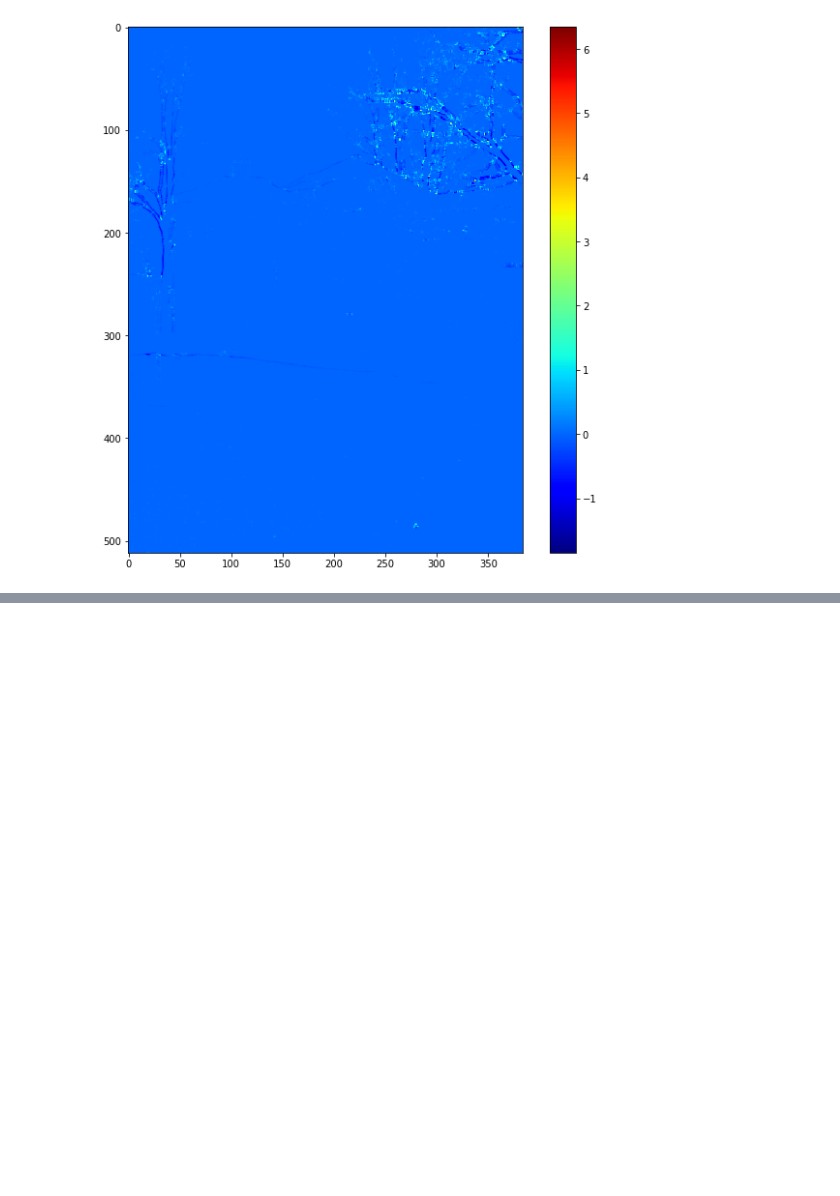
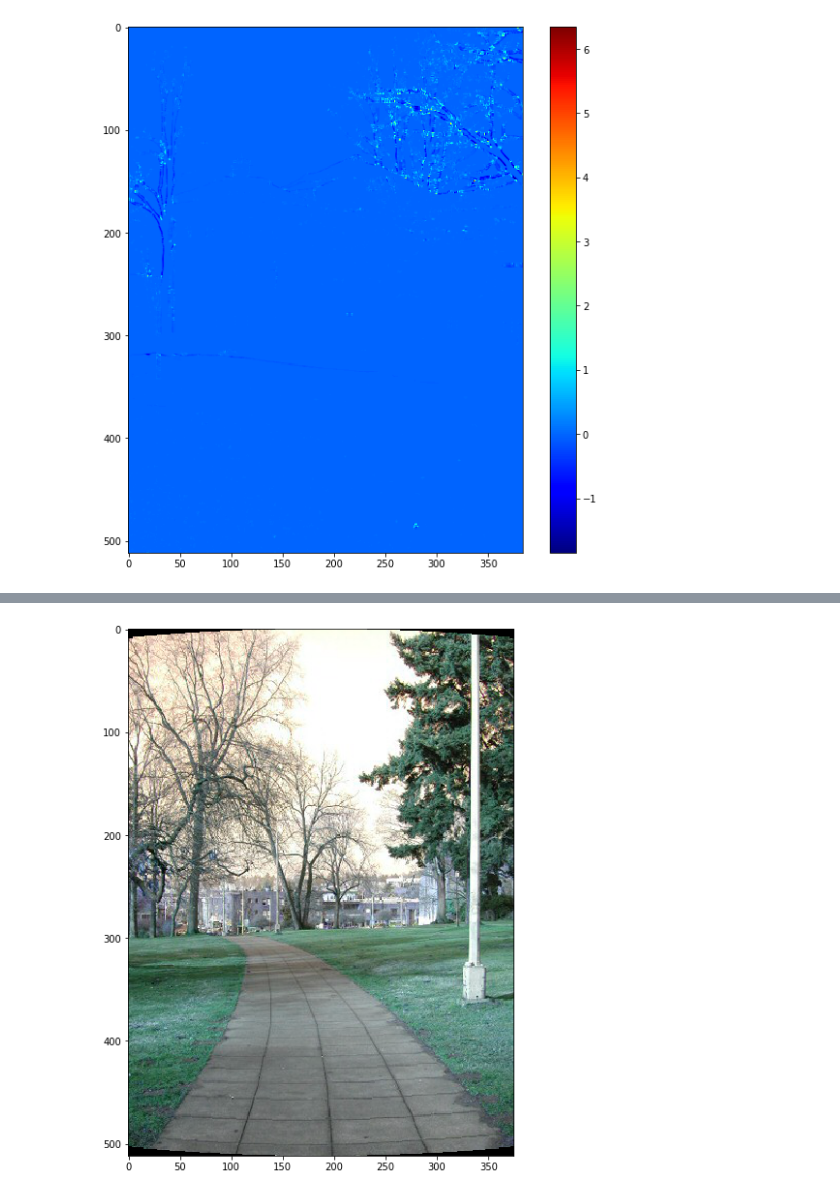
Before and after one commit to SSARCandy/panoramas-image-stitching, a Jupyter notebook: src/notebook2.ipynb, the cells around one changed output, grey strips where cells are left out. Drawn from its saved outputs; the diff is of its cells as text; code cells hidden in the pictures; blank space fills up the shorter version.

Commit message:
cylindrical_projection

```diff
--- a/src/notebook2.ipynb
+++ b/src/notebook2.ipynb
@@ -18,0 +70,33 @@ plt.show()
+# %%
+def cylindrical_projection(img, focal_length):
+    height, width, _ = img.shape
+    cylinder_proj = np.zeros(shape=img.shape, dtype=np.uint8)
+
+    for y in range(-int(height/2), int(height/2)):
+        for x in range(-int(width/2), int(width/2)):
+            cylinder_x = focal_length*math.atan(x/focal_length)
+            cylinder_y = focal_length*y/math.sqrt(x**2+focal_length**2)
+
+            cylinder_x = round(cylinder_x + width/2)
+            cylinder_y = round(cylinder_y + height/2)
+            #print(cylinder_x, cylinder_y)
+            if cylinder_x >= 0 and cylinder_x < width and cylinder_y >= 0 and cylinder_y < height:
+                cylinder_proj[cylinder_y][cylinder_x] = img[y+int(height/2)][x+int(width/2)]
+
+
+    _, thresh = cv2.threshold(cv2.cvtColor(cylinder_proj, cv2.COLOR_BGR2GRAY), 1, 255, cv2.THRESH_BINARY)
+    contours = cv2.findContours(thresh, cv2.RETR_EXTERNAL, cv2.CHAIN_APPROX_SIMPLE)
+    x, y, w, h = cv2.boundingRect(contours[0])
+
+    #plt.figure(figsize=(10,10))
+    #plt.imshow(thresh)
+    #plt.show()
+
+    return cylinder_proj[y:y+h,x:x+w]
+# %%
+cc = cylindrical_projection(img_list[13],706.469)
+plt.figure(figsize=(10,10))
+plt.imshow(cc)
+plt.show()
+# %% [output]
+[figure, added]
```
Also changed, not shown: parts of 7 cells of this notebook, 3 other files.
